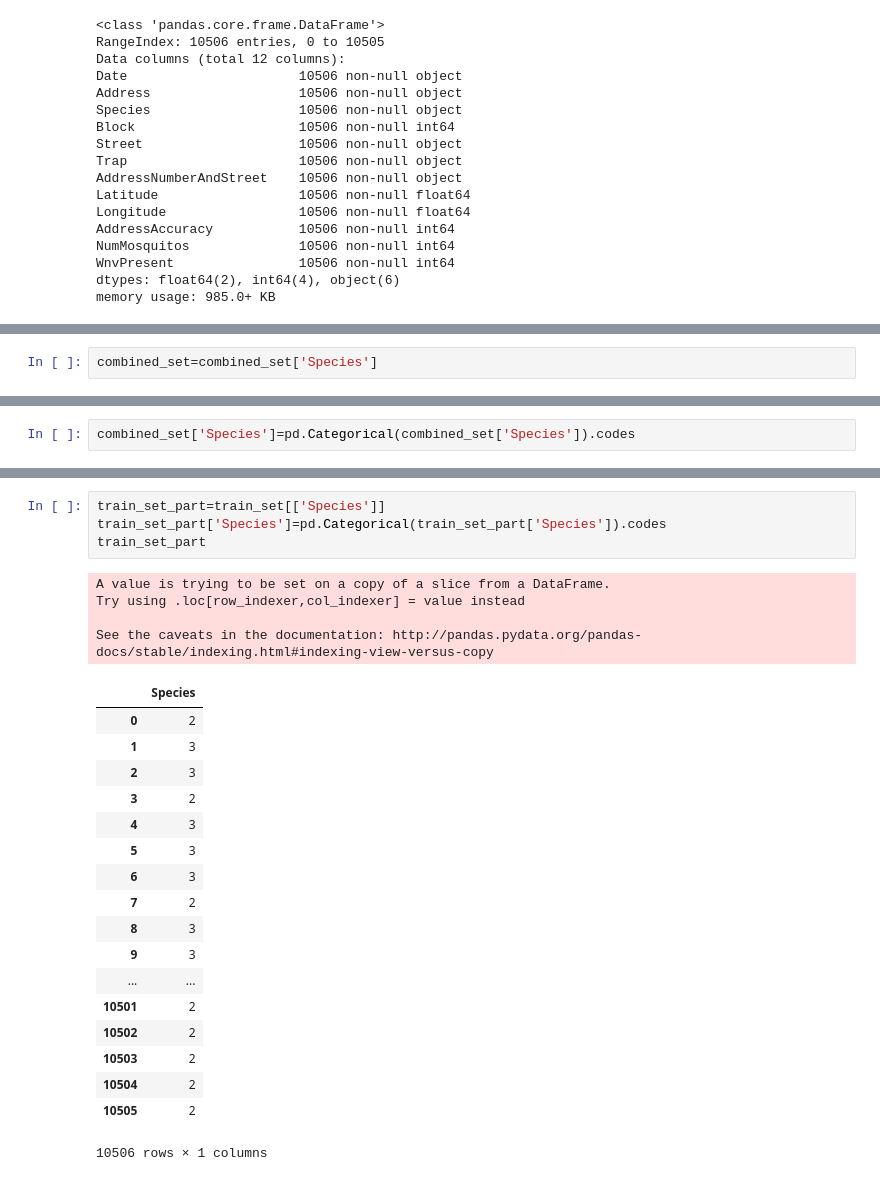
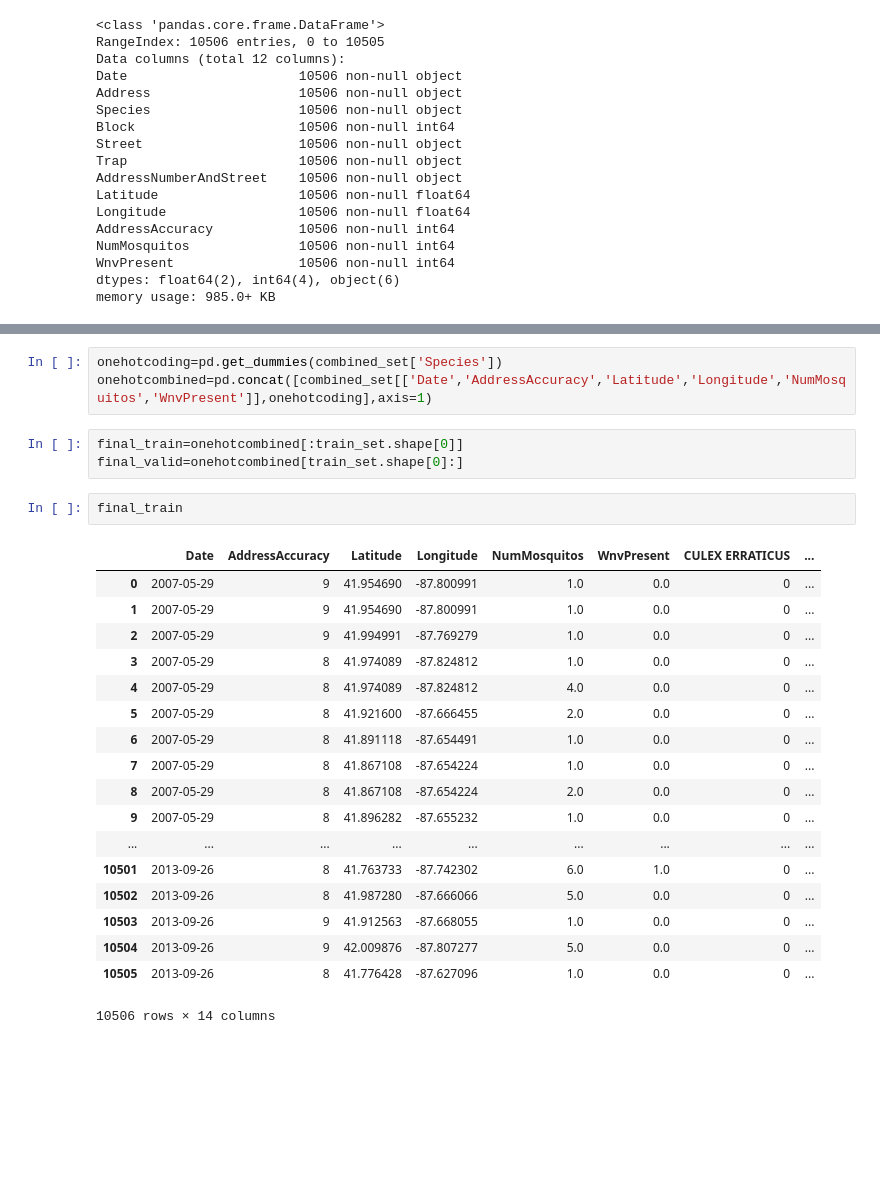
Before and after one commit to codelalala/hippohacks2018, a Jupyter notebook: LoadingData.ipynb, the cells around one changed output, grey strips where cells are left out. Saved outputs shown, nothing was run; the diff lists cells and outputs as text; blank space fills up the shorter version.

Commit message:
loading data

```diff
--- a/LoadingData.ipynb
+++ b/LoadingData.ipynb
@@ -92,2 +91,0 @@ memory usage: 7.1+ MB
-# %%
-combined_set=combined_set['Species']
@@ -114,2 +91,0 @@ Name: Species, Length: 66389, dtype: object
-# %%
-combined_set['Species']=pd.Categorical(combined_set['Species']).codes
@@ -141,27 +92,27 @@ combined_set
-# %%
-train_set_part=train_set[['Species']]
-train_set_part['Species']=pd.Categorical(train_set_part['Species']).codes
-train_set_part
-# %% [output]
-A value is trying to be set on a copy of a slice from a DataFrame.
-Try using .loc[row_indexer,col_indexer] = value instead
-
-See the caveats in the documentation: http://pandas.pydata.org/pandas-docs/stable/indexing.html#indexing-view-versus-copy
-|  | Species |
-| 0 | 2 |
-| 1 | 3 |
-| 2 | 3 |
-| 3 | 2 |
-| 4 | 3 |
-| 5 | 3 |
-| 6 | 3 |
-| 7 | 2 |
-| 8 | 3 |
-| 9 | 3 |
-| ... | ... |
-| 10501 | 2 |
-| 10502 | 2 |
-| 10503 | 2 |
-| 10504 | 2 |
-| 10505 | 2 |
-10506 rows × 1 columns
+# %%
+onehotcoding=pd.get_dummies(combined_set['Species'])
+onehotcombined=pd.concat([combined_set[['Date','AddressAccuracy','Latitude','Longitude','NumMosquitos','WnvPresent']],onehotcoding],axis=1)
+# %%
+final_train=onehotcombined[:train_set.shape[0]]
+final_valid=onehotcombined[train_set.shape[0]:]
+# %%
+final_train
+# %% [output]
+|  | Date | AddressAccuracy | Latitude | Longitude | NumMosquitos | WnvPresent | CULEX ERRATICUS | ... |
+| 0 | 2007-05-29 | 9 | 41.954690 | -87.800991 | 1.0 | 0.0 | 0 | ... |
+| 1 | 2007-05-29 | 9 | 41.954690 | -87.800991 | 1.0 | 0.0 | 0 | ... |
+| 2 | 2007-05-29 | 9 | 41.994991 | -87.769279 | 1.0 | 0.0 | 0 | ... |
+| 3 | 2007-05-29 | 8 | 41.974089 | -87.824812 | 1.0 | 0.0 | 0 | ... |
+| 4 | 2007-05-29 | 8 | 41.974089 | -87.824812 | 4.0 | 0.0 | 0 | ... |
+| 5 | 2007-05-29 | 8 | 41.921600 | -87.666455 | 2.0 | 0.0 | 0 | ... |
+| 6 | 2007-05-29 | 8 | 41.891118 | -87.654491 | 1.0 | 0.0 | 0 | ... |
+| 7 | 2007-05-29 | 8 | 41.867108 | -87.654224 | 1.0 | 0.0 | 0 | ... |
+| 8 | 2007-05-29 | 8 | 41.867108 | -87.654224 | 2.0 | 0.0 | 0 | ... |
+| 9 | 2007-05-29 | 8 | 41.896282 | -87.655232 | 1.0 | 0.0 | 0 | ... |
+| ... | ... | ... | ... | ... | ... | ... | ... | ... |
+| 10501 | 2013-09-26 | 8 | 41.763733 | -87.742302 | 6.0 | 1.0 | 0 | ... |
+| 10502 | 2013-09-26 | 8 | 41.987280 | -87.666066 | 5.0 | 0.0 | 0 | ... |
+| 10503 | 2013-09-26 | 9 | 41.912563 | -87.668055 | 1.0 | 0.0 | 0 | ... |
+| 10504 | 2013-09-26 | 9 | 42.009876 | -87.807277 | 5.0 | 0.0 | 0 | ... |
+| 10505 | 2013-09-26 | 8 | 41.776428 | -87.627096 | 1.0 | 0.0 | 0 | ... |
+10506 rows × 14 columns
```
Also changed, not shown: parts of 6 cells of this notebook.
